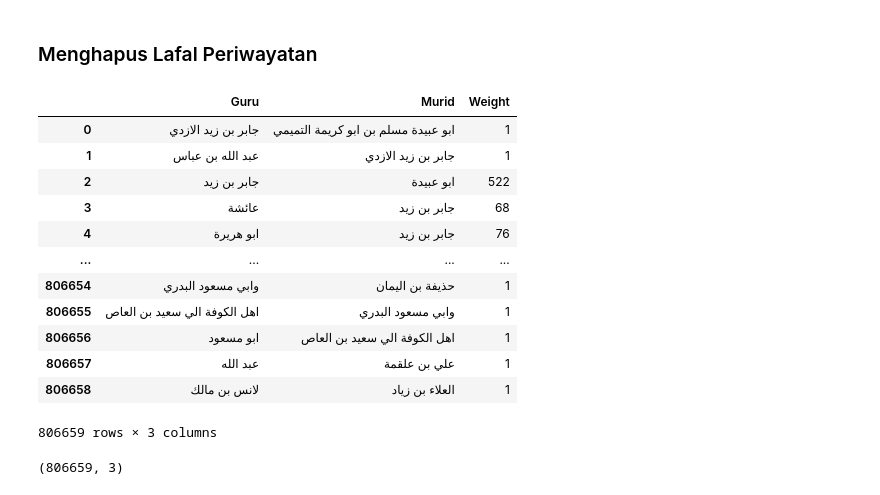
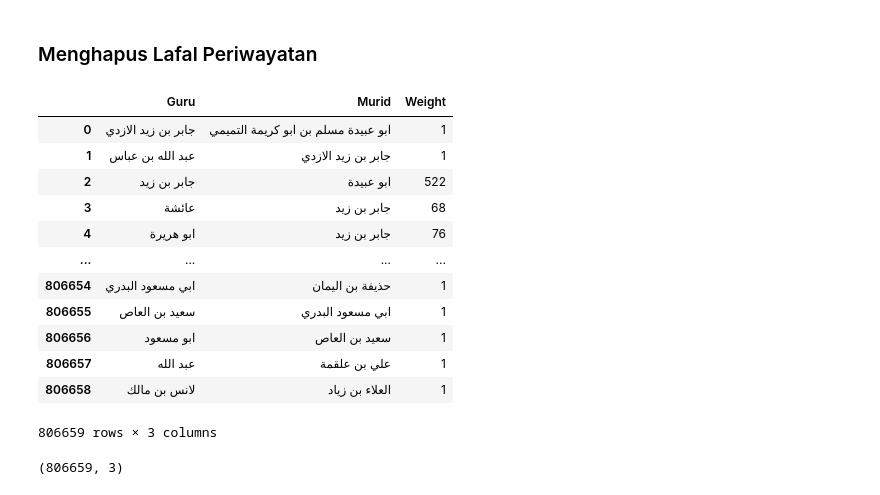
Before and after one commit to Nazrililham090805/sanad-hadith, a Jupyter notebook: src/Edges.ipynb, the cells around one changed output. Drawn from its saved outputs; the diff is of its cells as text; code cells hidden in the pictures.

```diff
--- a/src/Edges.ipynb
+++ b/src/Edges.ipynb
@@ -195,8 +195,17 @@ lafal_periwayatan = [
     'أن', 'إن'
 ]
 
+noise_patterns = [
+    r'اهل الكوفة',
+    r'اهل البصرة',
+    r'اهل المدينة',
+    r'اهل مكة',
+    r'\bالي\b'
+]
+
 # Gabungkan lafal menjadi regex
 lafal_pattern = r'\b(?:' + '|'.join(lafal_periwayatan) + r')\b'
+noise_pattern = '|'.join(noise_patterns)
 
 # Karakter/simbol yang dihapus
 pattern = r'[,،#()="{}\-\?\.:\|]+|<IDF>|</IDF>'
@@ -211,47 +220,54 @@ def clean_text(text):
     # Hapus lafal periwayatan
     text = re.sub(lafal_pattern, ' ', text)
 
+    # Hapus noise tambahan
+    text = re.sub(noise_pattern, ' ', text)
+
     # Hapus harakat Arab
     text = re.sub(r'[\u064B-\u065F\u0670]', '', text)
 
     # Hapus tanda baca Arab dan simbol
     text = re.sub(r'[^\w\s\u0600-\u06FF]', ' ', text)
+
+    # Hapus waw di awal kata
+    text = re.sub(r'^و(?=[\u0600-\u06FF])', '', text)
+
 
     # Hapus tatweel
     text = re.sub(r'ـ+', '', text)
 
     # Hapus karakter/simbol khusus
     text = re.sub(pattern, '', text)
 
     # Hapus spasi berlebih
     text = re.sub(r'\s+', ' ', text).strip()
 
     # Hapus angka
     text = re.sub(r'\d+', '', text)
 
      # Hapus underscore
     text = text.replace('_', ' ')
 
     return text
 
 # Terapkan ke kolom Guru dan Murid
 for col in ['Guru', 'Murid']:
     edges_df[col] = edges_df[col].apply(clean_text)
 
 
 # Tampilkan hasil
 display(edges_df[['Guru', 'Murid', 'Weight']])
 # %% [output]
 |  | Guru | Murid | Weight |
 | 0 | جابر بن زيد الازدي | ابو عبيدة مسلم بن ابو كريمة التميمي | 1 |
 | 1 | عبد الله بن عباس | جابر بن زيد الازدي | 1 |
 | 2 | جابر بن زيد | ابو عبيدة | 522 |
 | 3 | عائشة | جابر بن زيد | 68 |
 | 4 | ابو هريرة | جابر بن زيد | 76 |
 | ... | ... | ... | ... |
-| 806654 | وابي مسعود البدري | حذيفة بن اليمان | 1 |
-| 806655 | اهل الكوفة الي سعيد بن العاص | وابي مسعود البدري | 1 |
-| 806656 | ابو مسعود | اهل الكوفة الي سعيد بن العاص | 1 |
+| 806654 | ابي مسعود البدري | حذيفة بن اليمان | 1 |
+| 806655 | سعيد بن العاص | ابي مسعود البدري | 1 |
+| 806656 | ابو مسعود | سعيد بن العاص | 1 |
 | 806657 | عبد الله | علي بن علقمة | 1 |
 | 806658 | لانس بن مالك | العلاء بن زياد | 1 |
 806659 rows × 3 columns
```
Also changed, not shown: parts of 5 cells of this notebook, 1 other file.
